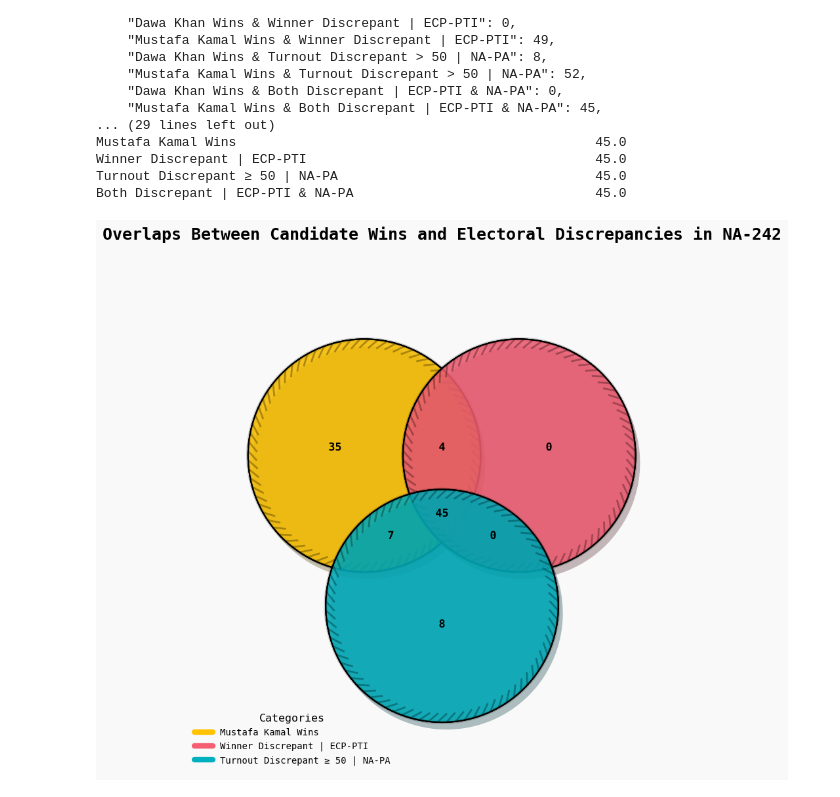
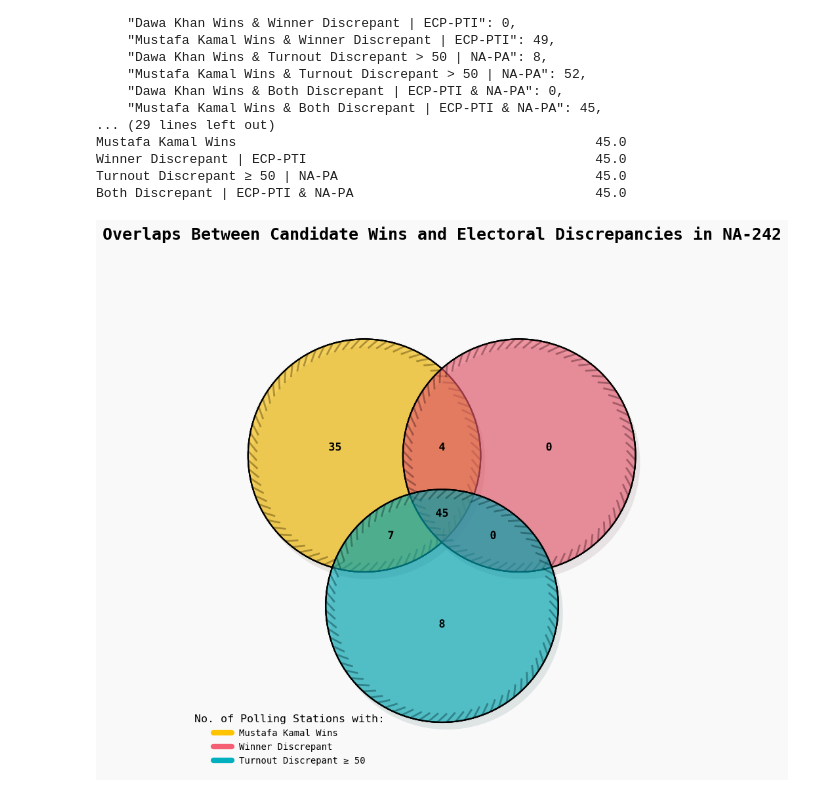
Before and after one commit to Aamil-Khan-Mahar/Karachi-NA, a Jupyter notebook: NA242/NA242_3D.ipynb, the cells around one changed output. Saved outputs shown, nothing was run; the diff lists cells and outputs as text; code cells hidden in the pictures.

Commit message:
NA242 Final 3D Graphs

```diff
--- a/NA242/NA242_3D.ipynb
+++ b/NA242/NA242_3D.ipynb
@@ -703,48 +703,48 @@ plt.rcParams.update({
 })
 
 fig, ax = plt.subplots(figsize=(11, 9))
-venn_diagram = venn(sets, cmap=[yellow, pink, blue], fontsize=0, ax=ax)
+venn_diagram = venn(sets, cmap=[yellow, pink, blue], fontsize=0, ax=ax, alpha=0.25)
 
 for patch in ax.patches:
     patch.set_edgecolor('black')
     patch.set_linewidth(1.5)
     patch.set_path_effects([
-        PathEffects.SimplePatchShadow(offset=(0, 0), alpha=0.3),
-        PathEffects.SimplePatchShadow(offset=(5, -8), alpha=0.3),
+        PathEffects.SimplePatchShadow(offset=(0, 0), alpha=0.1),
+        PathEffects.SimplePatchShadow(offset=(5, -8), alpha=0.1),
         PathEffects.Normal(),
-        PathEffects.withStroke(linewidth=4, foreground='black', alpha=0.2),
-        PathEffects.withTickedStroke(linewidth=2, foreground='black', alpha=0.5),
+        PathEffects.withStroke(linewidth=4, foreground='black', alpha=0.02),
+        PathEffects.withTickedStroke(linewidth=2, foreground='black', alpha=0.4),
 
     ])
 
 for label in ax.texts:
     label.set_fontsize(12)
     label.set_color('black')
     label.set_weight('bold')
     label.set_path_effects([
         PathEffects.Normal(),
     ])
 
 ax.set_facecolor("#f9f9f9")
 fig.patch.set_facecolor("#f9f9f9")
 
 legend_labels = [
     "Mustafa Kamal Wins",
-    "Winner Discrepant | ECP-PTI",
-    "Turnout Discrepant ≥ 50 | NA-PA"
+    "Winner Discrepant",
+    "Turnout Discrepant ≥ 50"
 ]
 legend_colors = [yellow, pink, blue]
 handles = [plt.Line2D([0], [0], color=color, lw=6) for color in legend_colors]
-ax.legend(handles, legend_labels, loc='lower left', fontsize=10, title='Categories', title_fontsize=12, frameon=False, )
+ax.legend(handles, legend_labels, loc='lower left', fontsize=10, title='No. of Polling Stations with:', title_fontsize=12, frameon=False, )
 
 
 ax.grid(False)
 ax.axis('off')
 
 plt.title("Overlaps Between Candidate Wins and Electoral Discrepancies in NA-242", pad=24)
 
 plt.tight_layout(pad=2.0)
-plt.savefig('./Graphs/Figure_8.svg', dpi=400, bbox_inches='tight', format='svg')
+plt.savefig('./Graphs_3d/Figure_8.svg', dpi=300, bbox_inches='tight', format='svg')
 plt.show()
 # %% [output]
-[figure, old version]
+[figure, new version]
```
Also changed, not shown: 4 other files.
